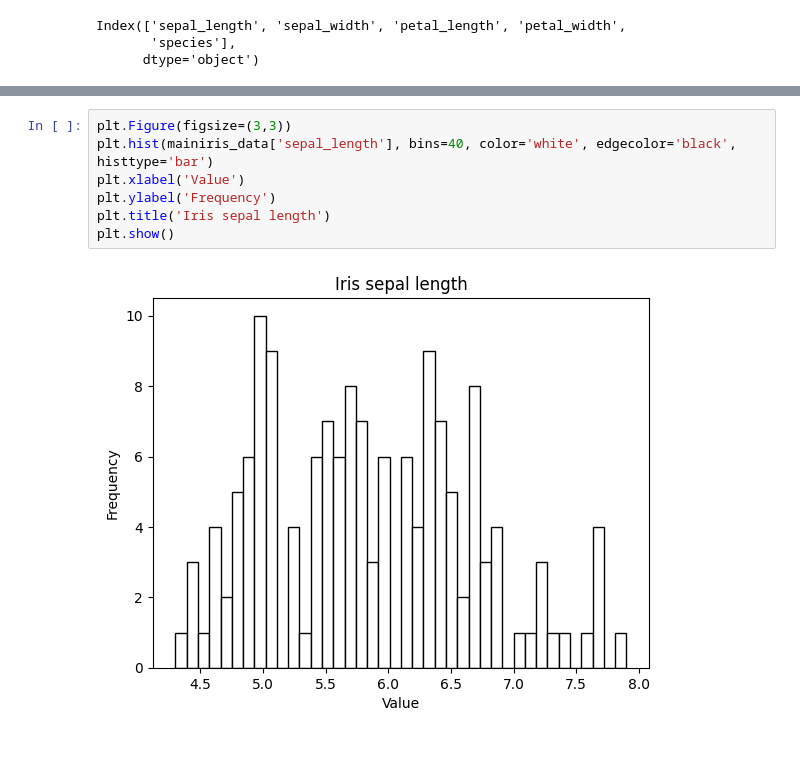
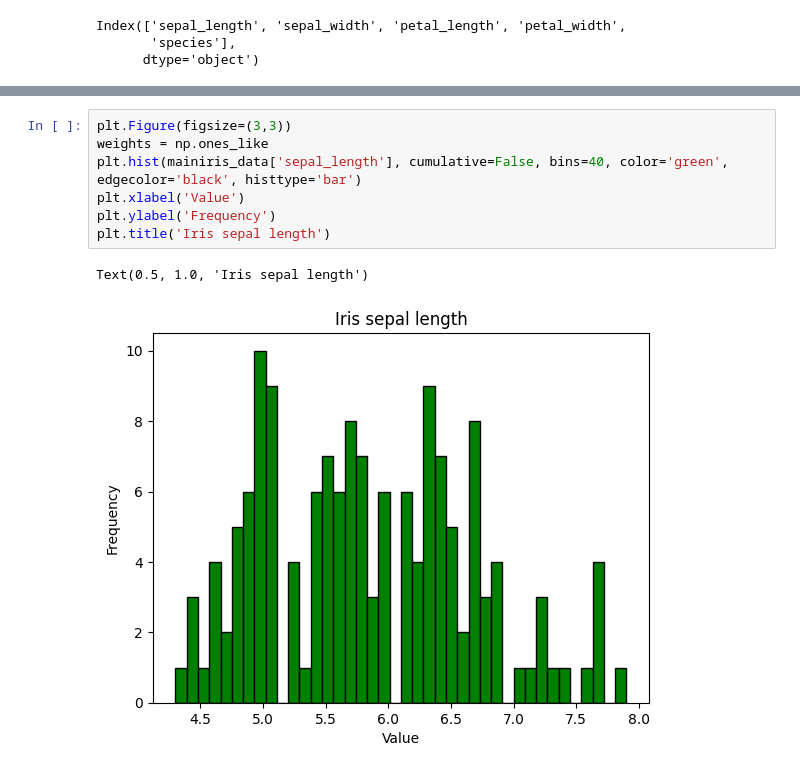
Before and after one commit to Md-Maruf-1727/LearningPractices, a Jupyter notebook: Vizualization/Vizualization1.ipynb, the cells around one changed output, grey strips where cells are left out. Saved outputs shown, nothing was run; the diff lists cells and outputs as text.

```diff
--- a/Vizualization/Vizualization1.ipynb
+++ b/Vizualization/Vizualization1.ipynb
@@ -140,9 +151,10 @@ plt.show()
 # %%
 plt.Figure(figsize=(3,3))
-plt.hist(mainiris_data['sepal_length'], bins=40, color='white', edgecolor='black', histtype='bar')
+weights = np.ones_like
+plt.hist(mainiris_data['sepal_length'], cumulative=False, bins=40, color='green', edgecolor='black', histtype='bar')
 plt.xlabel('Value')
 plt.ylabel('Frequency')
 plt.title('Iris sepal length')
-plt.show()
 # %% [output]
+Text(0.5, 1.0, 'Iris sepal length')
-[figure, old version]
+[figure, new version]
```
Also changed, not shown: parts of 2 cells of this notebook.
